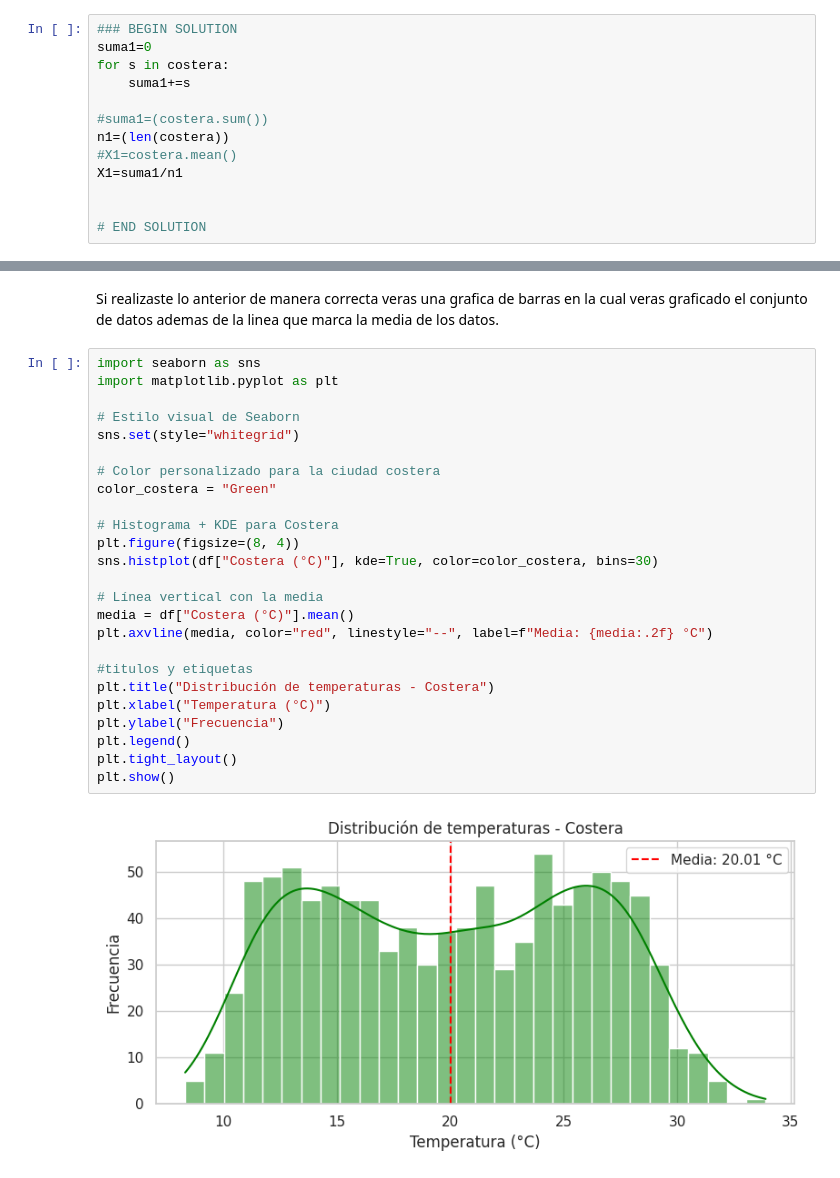
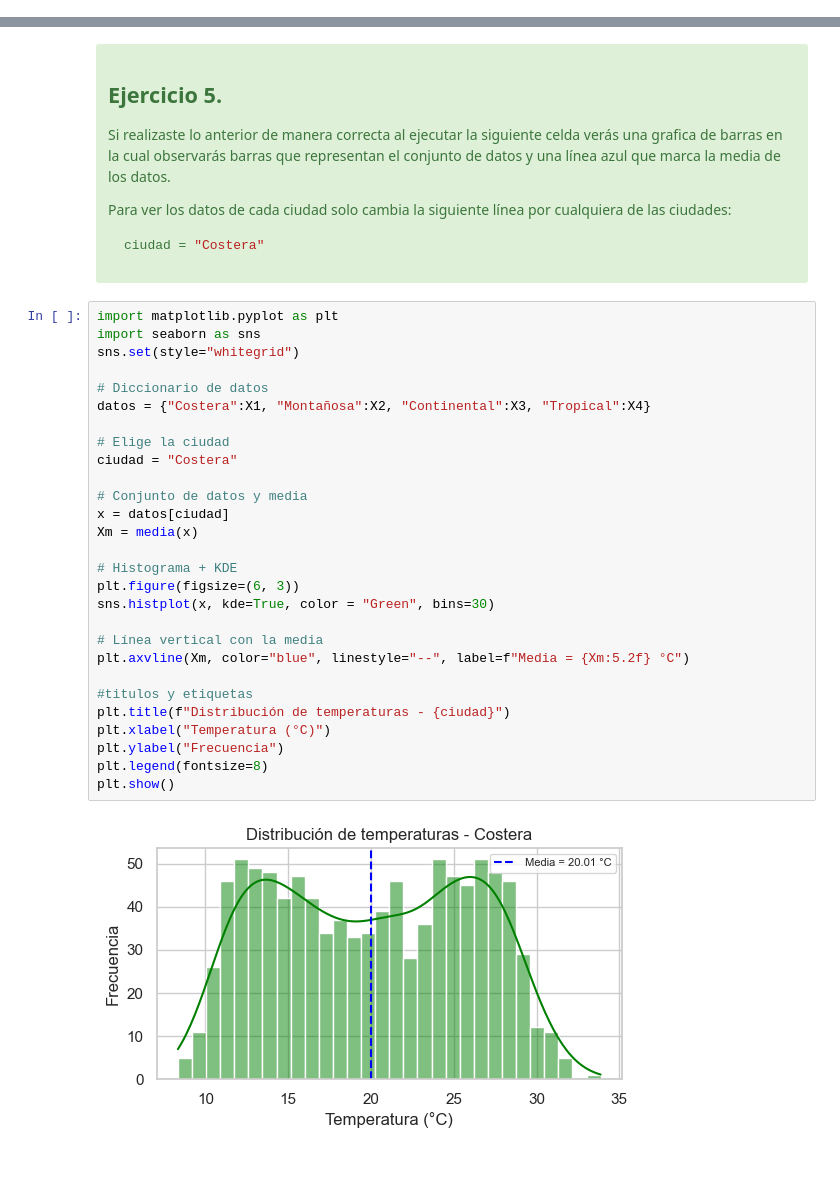
Before and after one commit to IrvinGranillo5/linear-regression, a Jupyter notebook: media.ipynb, the cells around one changed output, grey strips where cells are left out. Cells and saved outputs as stored; diff of their text form.

Commit message:
Actualizacion de la media al formato correcto

````diff
--- a/media.ipynb
+++ b/media.ipynb
@@ -97,13 +228,0 @@ Calcula el la suma de valores y la cantidad de valores de la ciudad costera y gu
-# %%
-### BEGIN SOLUTION
-suma1=0
-for s in costera:
-    suma1+=s
-
-#suma1=(costera.sum())
-n1=(len(costera))
-#X1=costera.mean()
-X1=suma1/n1
-
-
-# END SOLUTION
@@ -118,29 +242,44 @@ Esto nos da un promedio de 20.005 grados centigrados
 # %% [markdown]
-Si realizaste lo anterior de manera correcta veras una grafica  de barras en la cual veras graficado el conjunto de datos ademas de la linea que marca la media de los datos.
+<div class="alert alert-success">
+
+## Ejercicio 5.
+
+Si realizaste lo anterior de manera correcta al ejecutar la siguiente celda verás una grafica  de barras en la cual observarás barras que representan el conjunto de datos y una línea azul que marca la media de los datos.
+
+Para ver los datos de cada ciudad solo cambia la siguiente línea por cualquiera de las ciudades:
+
+```python
+ciudad = "Costera"
+```
+
+</div>
 # %%
+import matplotlib.pyplot as plt
 import seaborn as sns
-import matplotlib.pyplot as plt
-
-# Estilo visual de Seaborn
 sns.set(style="whitegrid")
 
-# Color personalizado para la ciudad costera
-color_costera = "Green"
+# Diccionario de datos
+datos = {"Costera":X1, "Montañosa":X2, "Continental":X3, "Tropical":X4}
 
-# Histograma + KDE para Costera
-plt.figure(figsize=(8, 4))
-sns.histplot(df["Costera (°C)"], kde=True, color=color_costera, bins=30)
+# Elige la ciudad
+ciudad = "Costera"
+
+# Conjunto de datos y media
+x = datos[ciudad]
+Xm = media(x)
+
+# Histograma + KDE
+plt.figure(figsize=(6, 3))
+sns.histplot(x, kde=True, color = "Green", bins=30)
 
 # Línea vertical con la media
-media = df["Costera (°C)"].mean()
-plt.axvline(media, color="red", linestyle="--", label=f"Media: {media:.2f} °C")
+plt.axvline(Xm, color="blue", linestyle="--", label=f"Media = {Xm:5.2f} °C")
 
 #titulos y etiquetas
-plt.title("Distribución de temperaturas - Costera")
+plt.title(f"Distribución de temperaturas - {ciudad}")
 plt.xlabel("Temperatura (°C)")
 plt.ylabel("Frecuencia")
-plt.legend()
-plt.tight_layout()
+plt.legend(fontsize=8)
 plt.show()
 # %% [output]
-[figure, old version]
+[figure, new version]
````
Also changed, not shown: parts of 24 cells of this notebook.
